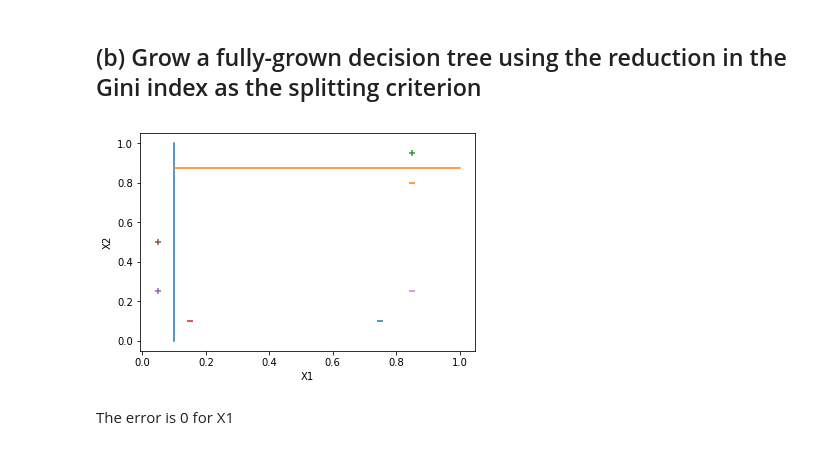
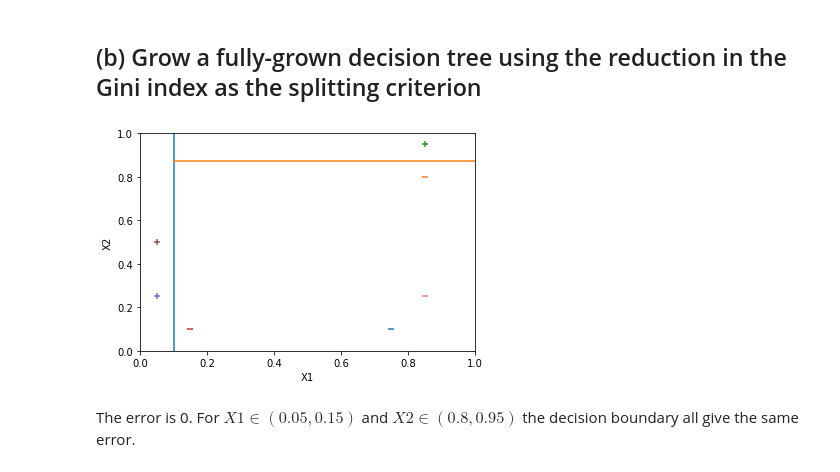
Before and after one commit to ShrekFelix/COMPSCI571-Machine-Learning, a Jupyter notebook: DecisionTree/hw2.ipynb, the cells around one changed output. Cells and saved outputs as stored; diff of their text form; code cells hidden in the pictures.

```diff
--- a/DecisionTree/hw2.ipynb
+++ b/DecisionTree/hw2.ipynb
@@ -76,19 +80,21 @@ For the linear decision boundaries passing through the origin, any one $X_2=kX_1
 # %%
 plt.plot([0.1 for i in range(100)], np.linspace(0,1,100))
 plt.plot(np.linspace(0.1,1,100), [0.875 for i in range(100)])
 plt.xlabel('X1')
 plt.ylabel('X2')
+plt.xlim(0,1)
+plt.ylim(0,1)
 for i in range(len(X)):
     if X[i][1]==1:
         plt.scatter(X[i][0][0], X[i][0][1], marker='+')
     else:
         plt.scatter(X[i][0][0], X[i][0][1], marker='_')
 pass
 # %% [output]
-[figure, old version]
+[figure, new version]
-# %% [markdown]
-The error is 0
-for X1
+# %% [markdown]
+The error is 0.
+For $ X1 \in (0.05, 0.15) $ and $ X2 \in (0.8,0.95) $ the decision boundary all give the same error.
 # %%
 def Gini_index(p):
     return 2*p*(1-p)
```
Also changed, not shown: parts of 15 cells of this notebook.
